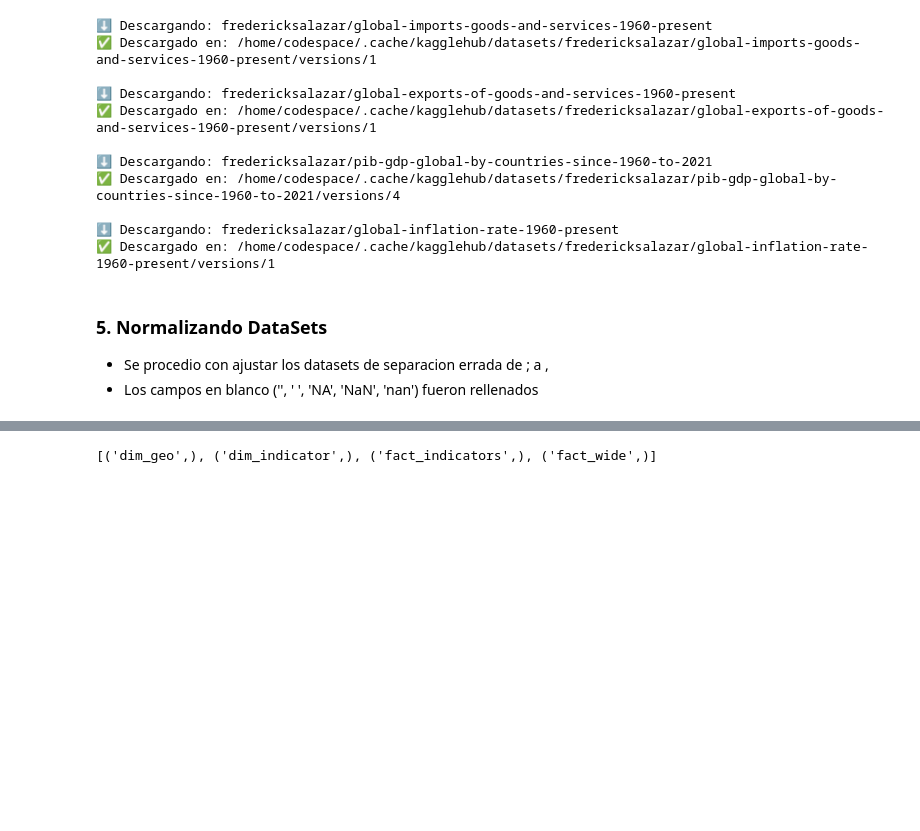
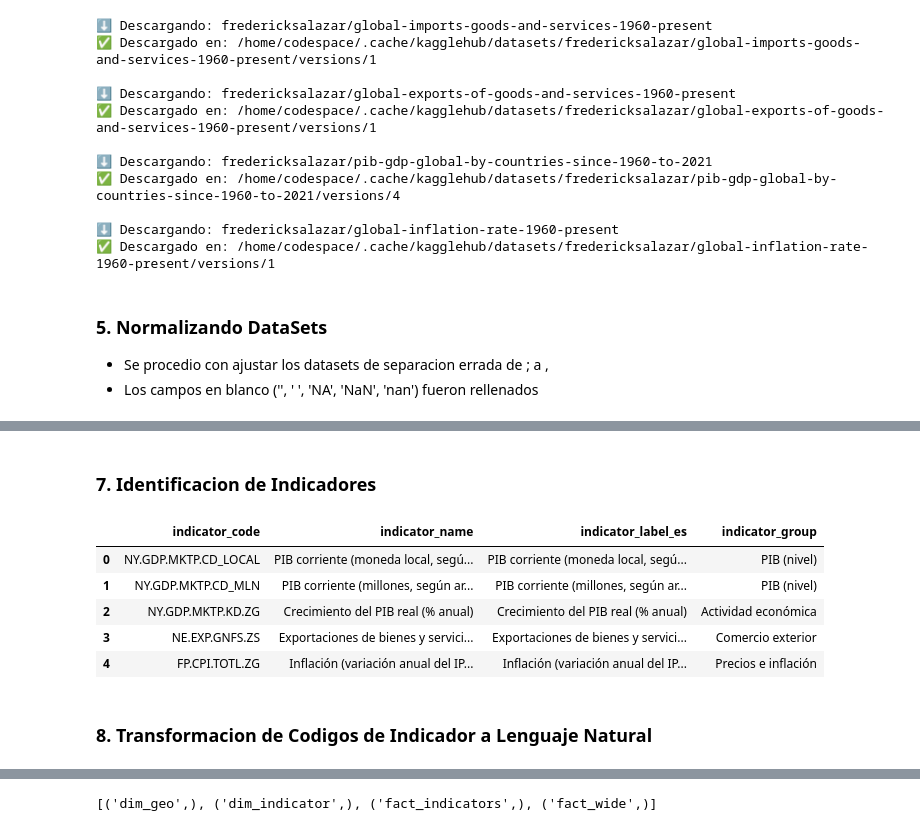
Before and after one commit to JuanesMedCol/integrated5, a Jupyter notebook: run.ipynb, the cells around one changed output, grey strips where cells are left out. Cells and saved outputs as stored; diff of their text form; code cells hidden in the pictures; blank space fills up the shorter version.

```diff
--- a/run.ipynb
+++ b/run.ipynb
@@ -915,0 +492,52 @@ Se encontraron 5 archivos CSV.
+# %% [markdown]
+### 7. Identificacion de Indicadores
+# %%
+from pathlib import Path
+import pandas as pd
+
+CLEAN_DIR = Path("data/unified_clean")
+
+dim_indicator = pd.read_csv(CLEAN_DIR / "dim_indicator.csv")
+
+# Diccionario: código → nombre "bonito" en español
+INDICATOR_LABEL_ES = {
+    "NE.IMP.GNFS.ZS":      "Importaciones de bienes y servicios (% del PIB)",
+    "NE.EXP.GNFS.ZS":      "Exportaciones de bienes y servicios (% del PIB)",
+    "FP.CPI.TOTL.ZG":      "Inflación (variación anual del IPC, %)",
+    "NY.GDP.MKTP.KD.ZG":   "Crecimiento del PIB real (% anual)",
+    "NY.GDP.MKTP.CD_MLN":  "PIB corriente (millones, según archivo)",
+    "NY.GDP.MKTP.CD_LOCAL":"PIB corriente (moneda local, según archivo)"
+}
+
+# Diccionario: código → grupo/categoría
+INDICATOR_GROUP = {
+    "NE.IMP.GNFS.ZS":      "Comercio exterior",
+    "NE.EXP.GNFS.ZS":      "Comercio exterior",
+    "FP.CPI.TOTL.ZG":      "Precios e inflación",
+    "NY.GDP.MKTP.KD.ZG":   "Actividad económica",
+    "NY.GDP.MKTP.CD_MLN":  "PIB (nivel)",
+    "NY.GDP.MKTP.CD_LOCAL":"PIB (nivel)"
+}
+
+# 1) Alias legible en español
+dim_indicator["indicator_label_es"] = dim_indicator["indicator_code"].map(INDICATOR_LABEL_ES)
+dim_indicator["indicator_label_es"] = dim_indicator["indicator_label_es"].fillna(dim_indicator["indicator_name"])
+
+# 2) Grupo
+dim_indicator["indicator_group"] = dim_indicator["indicator_code"].map(INDICATOR_GROUP)
+dim_indicator["indicator_group"] = dim_indicator["indicator_group"].fillna("Otro")
+
+# 3) Opcional: sobreescribir indicator_name con versión en español
+dim_indicator["indicator_name"] = dim_indicator["indicator_label_es"]
+
+dim_indicator.to_csv(CLEAN_DIR / "dim_indicator.csv", index=False)
+dim_indicator.head()
+# %% [output]
+|  | indicator_code | indicator_name | indicator_label_es | indicator_group |
+| 0 | NY.GDP.MKTP.CD_LOCAL | PIB corriente (moneda local, segú... | PIB corriente (moneda local, segú... | PIB (nivel) |
+| 1 | NY.GDP.MKTP.CD_MLN | PIB corriente (millones, según ar... | PIB corriente (millones, según ar... | PIB (nivel) |
+| 2 | NY.GDP.MKTP.KD.ZG | Crecimiento del PIB real (% anual) | Crecimiento del PIB real (% anual) | Actividad económica |
+| 3 | NE.EXP.GNFS.ZS | Exportaciones de bienes y servici... | Exportaciones de bienes y servici... | Comercio exterior |
+| 4 | FP.CPI.TOTL.ZG | Inflación (variación anual del IP... | Inflación (variación anual del IP... | Precios e inflación |
+# %% [markdown]
+### 8. Transformacion de Codigos de Indicador a Lenguaje Natural
```
Also changed, not shown: parts of 28 cells of this notebook, 9 other files.
